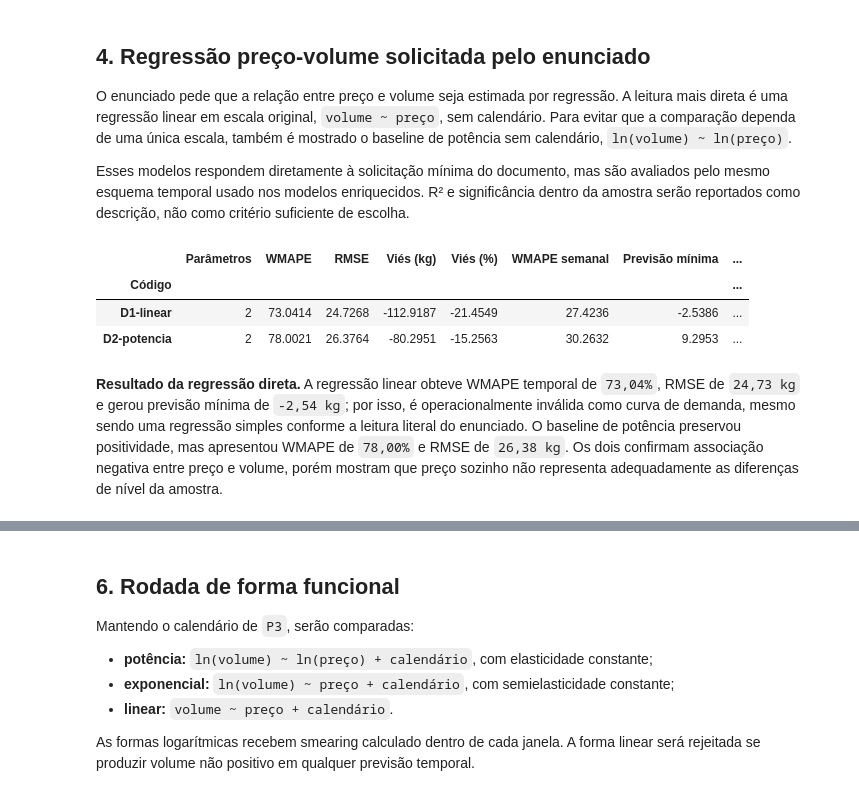
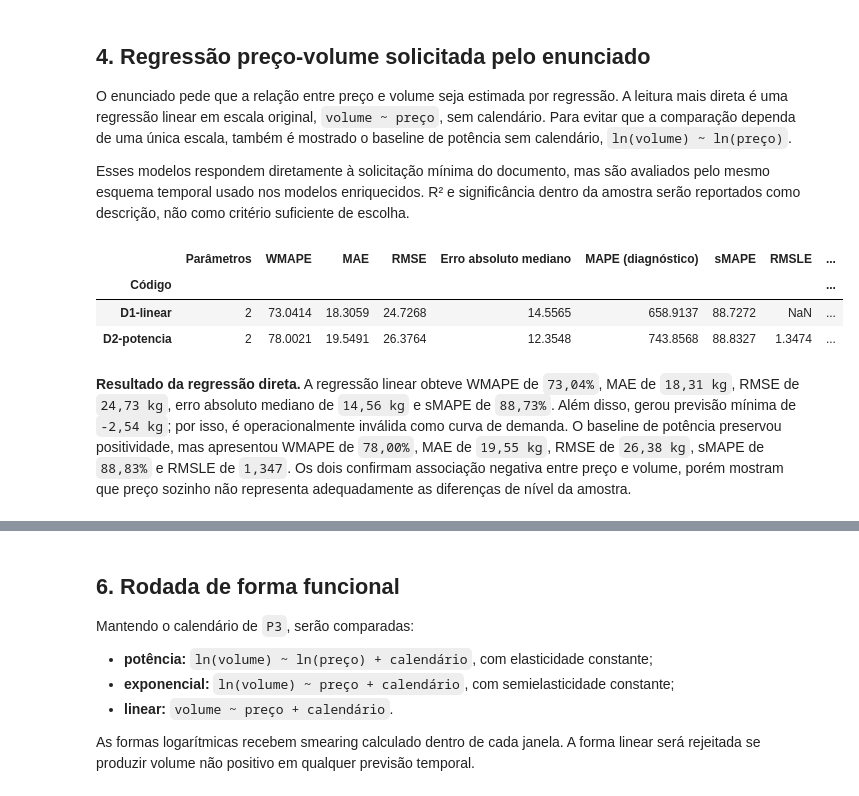
Before and after one commit to natfaria/202602-resolucao_problemas, a Jupyter notebook: notebooks/2.0-minerva-curva-demanda-validacao.ipynb, the cells around one changed output, grey strips where cells are left out. Cells and saved outputs as stored; diff of their text form; code cells hidden in the pictures.

```diff
--- a/notebooks/2.0-minerva-curva-demanda-validacao.ipynb
+++ b/notebooks/2.0-minerva-curva-demanda-validacao.ipynb
@@ -52,6 +59,7 @@ import statsmodels.api as sm
 from IPython.display import display
 from scipy import stats
 from statsmodels.stats.diagnostic import acorr_ljungbox, het_breuschpagan
+from statsmodels.stats.multitest import multipletests
 from statsmodels.stats.outliers_influence import variance_inflation_factor
 from statsmodels.stats.stattools import durbin_watson
 
@@ -71,6 +79,10 @@ SELECTION_PATH = MODELS_DIR / 'model_selection_summary.json'
 ORDEM_DIAS = ['Segunda', 'Terça', 'Quarta', 'Quinta', 'Sexta', 'Sábado', 'Domingo']
 SEMENTE = 42
 JANELA_INICIAL = 55
+METRICAS_PERCENTUAIS = [
+    'WMAPE', 'MAPE (diagnóstico)', 'sMAPE', 'Viés (%)',
+    'WMAPE semanal', 'Erro volume acumulado (%)',
+]
 sns.set_theme(style='whitegrid', context='notebook')
 pd.set_option('display.max_columns', 40)
 
@@ -335,7 +347,7 @@ def validacao_expansiva(base, code, specification, initial=JANELA_INICIAL):
     return previsoes
 
 
-def metricas_validacao(previsoes, parameter_count):
+def painel_erros(previsoes):
     real = previsoes['volume_real_kg']
     previsto = previsoes['volume_previsto_kg']
     erro = previsto - real
@@ -343,14 +355,33 @@ def metricas_validacao(previsoes, parameter_count):
         ['volume_real_kg', 'volume_previsto_kg']
     ].sum()
     erro_semanal = semanal['volume_previsto_kg'] - semanal['volume_real_kg']
+    denominador_smape = real.abs() + previsto.abs()
+    rmsle = (
+        float(np.sqrt(np.mean((np.log1p(previsto) - np.log1p(real)) ** 2)))
+        if (previsto >= 0).all()
+        else np.nan
+    )
     return {
-        'Parâmetros': int(parameter_count),
         'WMAPE': float(erro.abs().sum() / real.sum()),
+        'MAE': float(erro.abs().mean()),
         'RMSE': float(np.sqrt(np.mean(erro**2))),
+        'Erro absoluto mediano': float(erro.abs().median()),
+        'MAPE (diagnóstico)': float((erro.abs() / real).mean()),
+        'sMAPE': float((2 * erro.abs() / denominador_smape).mean()),
+        'RMSLE': rmsle,
         'Viés (kg)': float(erro.sum()),
         'Viés (%)': float(erro.sum() / real.sum()),
         'WMAPE semanal': float(erro_semanal.abs().sum() / semanal['volume_real_kg'].sum()),
-        'Previsão mínima': float(previsto.min()),
+        'Erro absoluto semanal (kg)': float(erro_semanal.abs().sum()),
+        'Erro volume acumulado (%)': float(abs(erro.sum()) / real.sum()),
+    }
+
+
+def metricas_validacao(previsoes, parameter_count):
+    return {
+        'Parâmetros': int(parameter_count),
+        **painel_erros(previsoes),
+        'Previsão mínima': float(previsoes['volume_previsto_kg'].min()),
         'Folds com inclinação não negativa': int((previsoes['price_slope'] >= 0).sum()),
     }
 
@@ -422,37 +453,38 @@ serão reportados como descrição, não como critério suficiente de escolha.
 # %%
 BASELINES_ENUNCIADO = {
     'D1-linear': {'family': 'linear', 'calendar': 'none', 'trend': False},
     'D2-potencia': {'family': 'power', 'calendar': 'none', 'trend': False},
 }
 ranking_documento, previsoes_documento = comparar_candidatos(
     dados, BASELINES_ENUNCIADO
 )
 ajustes_documento = []
 for codigo, specification in BASELINES_ENUNCIADO.items():
     ajuste, _ = ajustar_candidato(dados, specification)
     ajustes_documento.append({
         'Código': codigo,
         'R² no desenvolvimento': float(ajuste.rsquared),
         'p-valor do modelo': float(ajuste.f_pvalue),
         'coeficiente de preço': float(ajuste.params.iloc[1]),
     })
 ajustes_documento = pd.DataFrame(ajustes_documento).set_index('Código')
 comparacao_documento = ranking_documento.join(ajustes_documento)
 comparacao_documento.to_csv(TABLES_DIR / '02_baselines_enunciado.csv')
 
 exibicao_documento = comparacao_documento.copy()
-for coluna in ['WMAPE', 'Viés (%)', 'WMAPE semanal']:
+for coluna in METRICAS_PERCENTUAIS:
     exibicao_documento[coluna] = 100 * exibicao_documento[coluna]
 display(exibicao_documento.round(4))
 # %% [output]
-|  | Parâmetros | WMAPE | RMSE | Viés (kg) | Viés (%) | WMAPE semanal | Previsão mínima | ... |
-| Código |  |  |  |  |  |  |  | ... |
-| D1-linear | 2 | 73.0414 | 24.7268 | -112.9187 | -21.4549 | 27.4236 | -2.5386 | ... |
-| D2-potencia | 2 | 78.0021 | 26.3764 | -80.2951 | -15.2563 | 30.2632 | 9.2953 | ... |
+|  | Parâmetros | WMAPE | MAE | RMSE | Erro absoluto mediano | MAPE (diagnóstico) | sMAPE | RMSLE | ... |
+| Código |  |  |  |  |  |  |  |  | ... |
+| D1-linear | 2 | 73.0414 | 18.3059 | 24.7268 | 14.5565 | 658.9137 | 88.7272 | NaN | ... |
+| D2-potencia | 2 | 78.0021 | 19.5491 | 26.3764 | 12.3548 | 743.8568 | 88.8327 | 1.3474 | ... |
 # %% [markdown]
-**Resultado da regressão direta.** A regressão linear obteve WMAPE temporal de `73,04%`, RMSE
-de `24,73 kg` e gerou previsão mínima de `-2,54 kg`; por isso, é operacionalmente inválida como
-curva de demanda, mesmo sendo uma regressão simples conforme a leitura literal do enunciado.
-O baseline de potência preservou positividade, mas apresentou WMAPE de `78,00%` e RMSE de
-`26,38 kg`. Os dois confirmam associação negativa entre preço e volume, porém mostram que preço
-sozinho não representa adequadamente as diferenças de nível da amostra.
+**Resultado da regressão direta.** A regressão linear obteve WMAPE de `73,04%`, MAE de
+`18,31 kg`, RMSE de `24,73 kg`, erro absoluto mediano de `14,56 kg` e sMAPE de `88,73%`.
+Além disso, gerou previsão mínima de `-2,54 kg`; por isso, é operacionalmente inválida como
+curva de demanda. O baseline de potência preservou positividade, mas apresentou WMAPE de
+`78,00%`, MAE de `19,55 kg`, RMSE de `26,38 kg`, sMAPE de `88,83%` e RMSLE de `1,347`.
+Os dois confirmam associação negativa entre preço e volume, porém mostram que preço sozinho
+não representa adequadamente as diferenças de nível da amostra.
```
Also changed, not shown: parts of 21 cells of this notebook, 10 other files.
